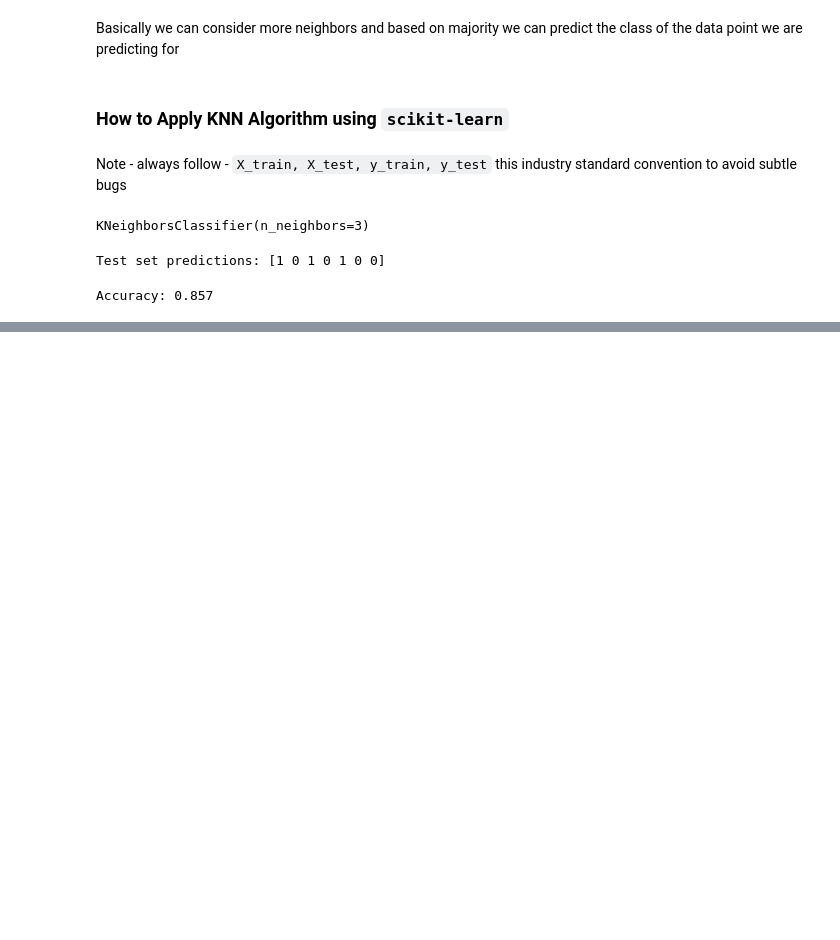
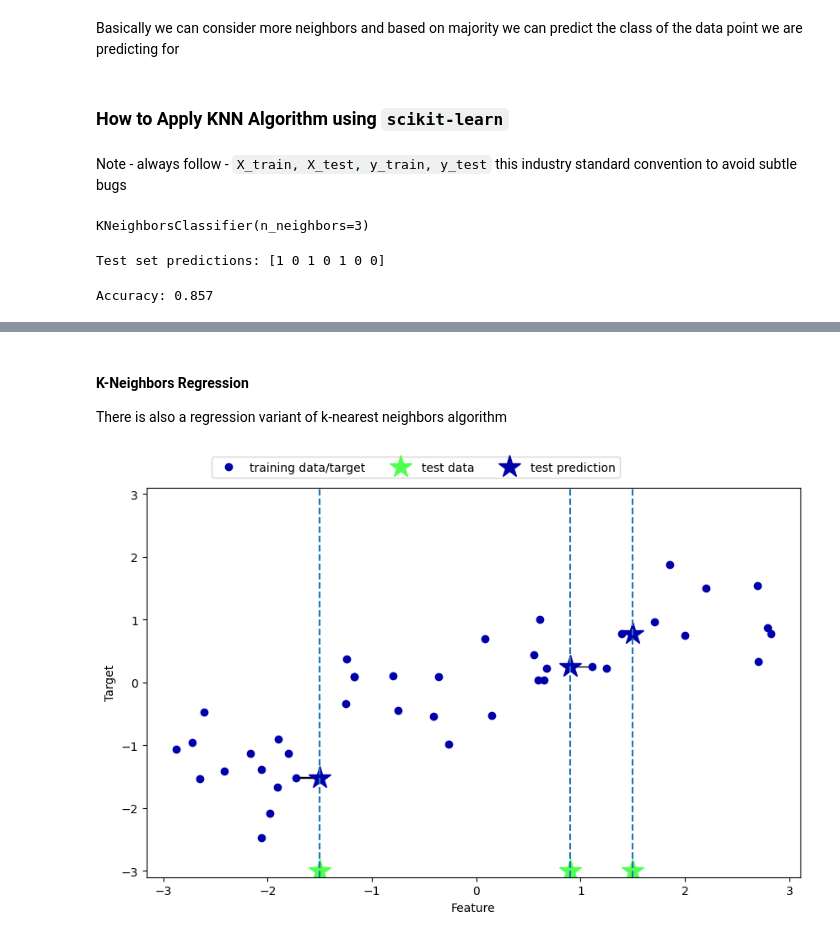
Before and after one commit to VarenyaVisen/ai-ml-study-repo, a Jupyter notebook: Books/Introduction-to-ml-using-python/Chp2-Supervised_Learning/02_KNN.ipynb, the cells around one changed output, grey strips where cells are left out. Cells and saved outputs as stored; diff of their text form; code cells hidden in the pictures; blank space fills up the shorter version.

Commit message:
knn regression

```diff
--- a/Books/Introduction-to-ml-using-python/Chp2-Supervised_Learning/02_KNN.ipynb
+++ b/Books/Introduction-to-ml-using-python/Chp2-Supervised_Learning/02_KNN.ipynb
@@ -54,0 +122,8 @@ Accuracy: 0.857
+# %% [markdown]
+#### K-Neighbors Regression
+
+There is also a regression variant of k-nearest neighbors algorithm
+# %%
+mglearn.plots.plot_knn_regression(n_neighbors=1)
+# %% [output]
+[figure, added]
```
Also changed, not shown: parts of 9 cells of this notebook.
